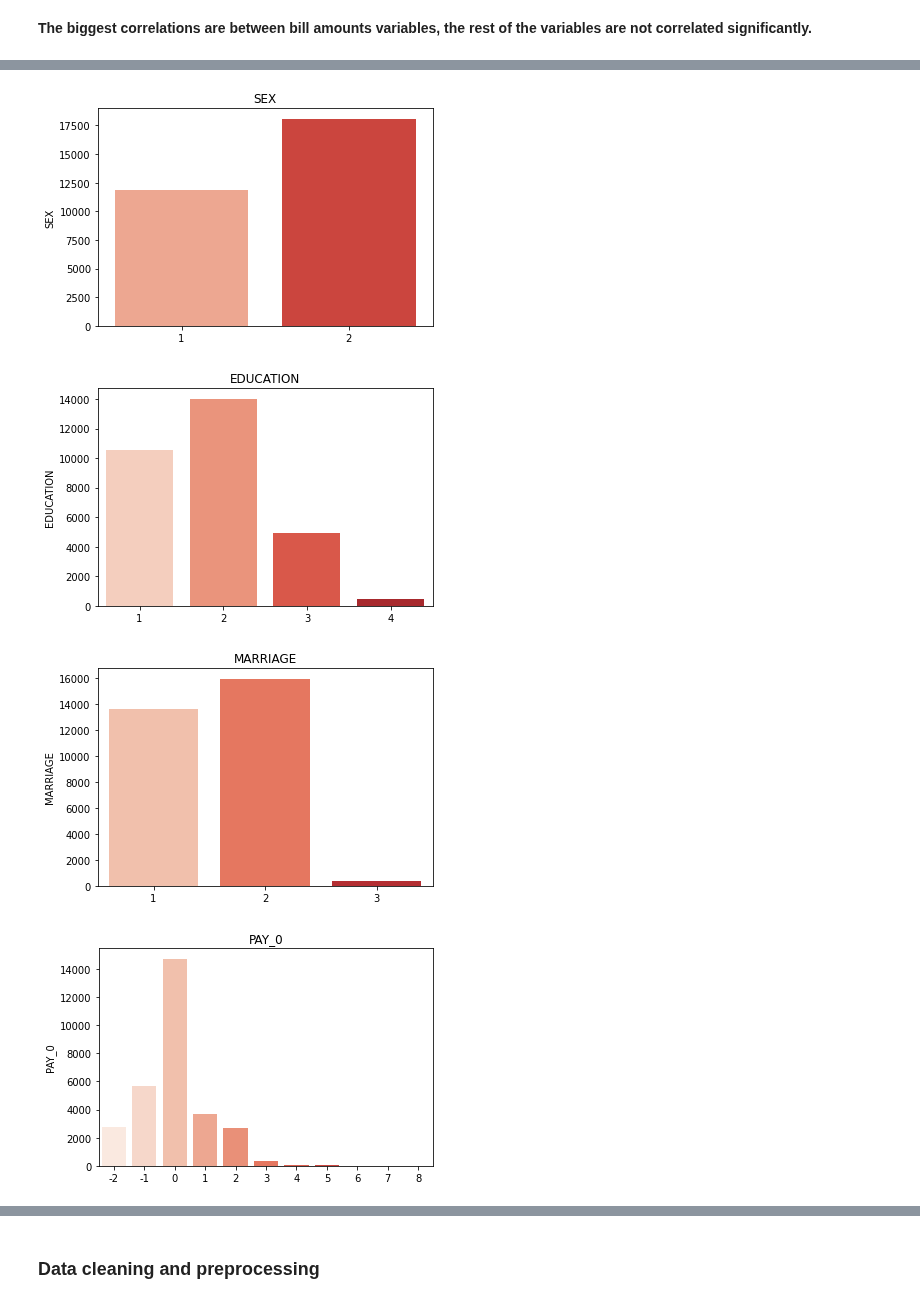
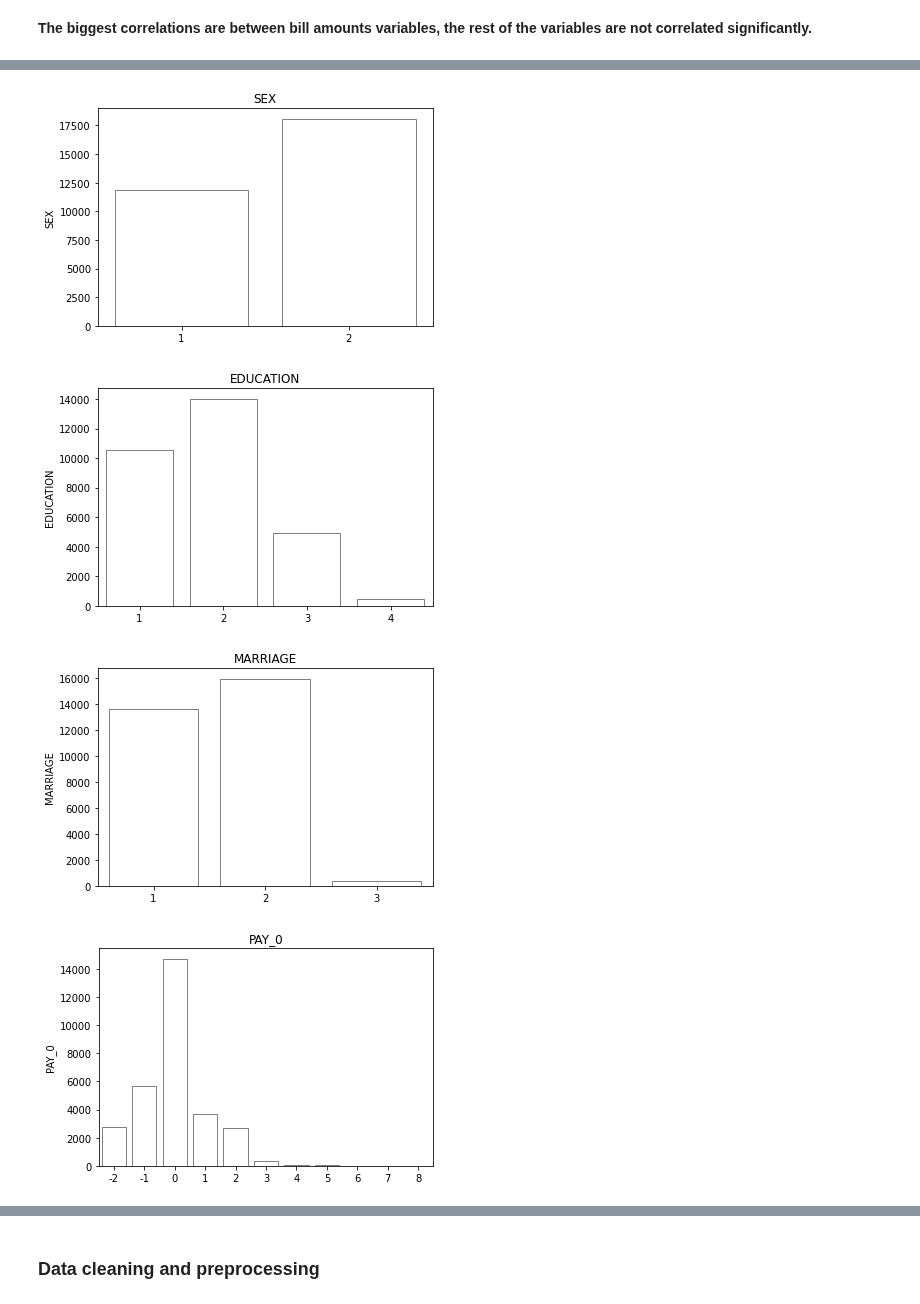
Before and after one commit to pagrkonecta/Konecta_Test, a Jupyter notebook: Konecta_Test_PAGR.ipynb, the cells around one changed output, grey strips where cells are left out. Drawn from its saved outputs; the diff is of its cells as text; code cells hidden in the pictures.

```diff
--- a/Konecta_Test_PAGR.ipynb
+++ b/Konecta_Test_PAGR.ipynb
@@ -198,3 +198,13 @@ plt.show()
 [figure]
 # %% [markdown]
 **The biggest correlations are between bill amounts variables, the rest of the variables are not correlated significantly.**
+# %%
+#Categorical variables
+fig, axes = plt.subplots(nrows=3, ncols=4, figsize=(15, 10))
+for i, ax in zip(df_cat.columns, axes.flatten()):
+    sns.barplot(x=df_cat[i].value_counts().index, y=df_cat[i].value_counts(),
+                errcolor=".5", linewidth=1, edgecolor=".5", facecolor=(0, 0, 0, 0),
+                ax=ax).set_title(i)
+
+plt.tight_layout()
+plt.show()
@@ -201,10 +213,11 @@ plt.show()
 # %%
 #Categorical variables
 for i in df_cat.columns:
-  sns.barplot(x=df_cat[i].value_counts().index,y=df_cat[i].value_counts(), palette = "Reds").set_title(i)
+  sns.barplot(x=df_cat[i].value_counts().index,y=df_cat[i].value_counts(), errcolor=".5",
+    linewidth=1, edgecolor=".5", facecolor=(0, 0, 0, 0)).set_title(i)
   plt.show()
 # %% [output]
-[figure, old version]
+[figure, new version]
-[figure, old version]
+[figure, new version]
-[figure, old version]
+[figure, new version]
-[figure, old version]
+[figure, new version]
```
Also changed, not shown: parts of 3 cells of this notebook.
